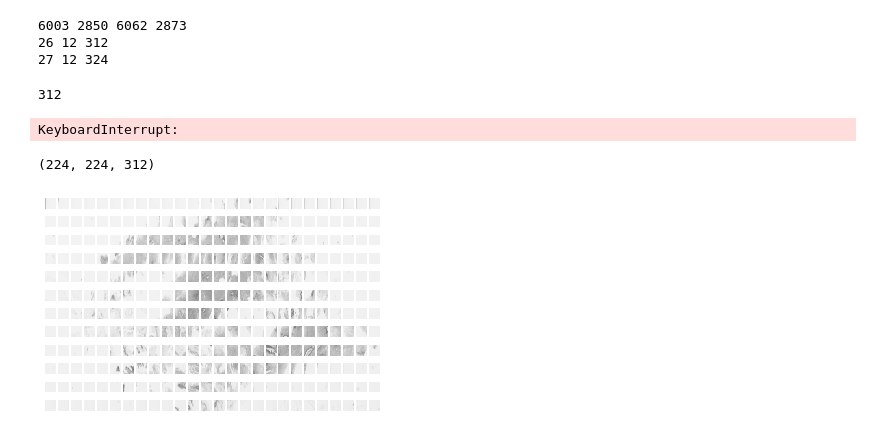
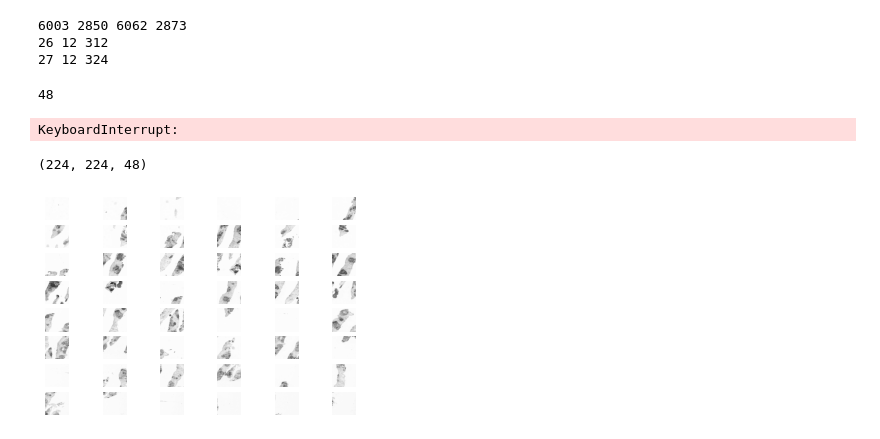
Before and after one commit to KZunT/Dacon, a Jupyter notebook: data_pre-processing.ipynb, the cells around one changed output. Drawn from its saved outputs; the diff is of its cells as text; code cells hidden in the pictures.

```diff
--- a/data_pre-processing.ipynb
+++ b/data_pre-processing.ipynb
@@ -125,17 +125,17 @@ def window_nd(a, window, steps = None):
     #print(aview.shape)
     return aview
 # %%
-k = 26 * 12
+k = 8 * 6
 k
 # %% [output]
-312
+48
 # %%
 #%%
 # path_p = 'train_imgs'
 # path_p = 'test_imgs'
 
-for path_p in ['C:\\Users\\sanda\\Desktop\\dacon\\train_imgs','C:\\Users\\sanda\\Desktop\\dacon\\test_imgs']:
-    save_path = path_p+'_wsi'
+for path_p in ['C:\\Users\\sanda\\Desktop\\dacon\\train_imgs_HnE','C:\\Users\\sanda\\Desktop\\dacon\\test_imgs_HnE']:
+    save_path = path_p+'_vector'
     #%%
     data_list = sorted(glob.glob(path_p+'/*.png'))
     dnum = len(data_list)
@@ -150,7 +150,7 @@ for path_p in ['C:\\Users\\sanda\\Desktop\\dacon\\train_imgs','C:\\Users\\sanda\
         file_name, _ = file_name_full.split('.')
         #print(file_name)
         #w, h  = patch_size*16,patch_size*8
-        w, h  = patch_size*26,patch_size*12 # 하이퍼 파라미터
+        w, h  = patch_size*8,patch_size*6 # 하이퍼 파라미터
         img = cv2.imread(data_info)
         img = cv2.resize(img, (w, h))
         img = cv2.cvtColor(img, cv2.COLOR_BGR2RGB)
@@ -178,43 +178,43 @@ for path_p in ['C:\\Users\\sanda\\Desktop\\dacon\\train_imgs','C:\\Users\\sanda\
             bw_i = bw_i>250
             bw_s.append(bw_i.sum())
         #%%
-#         sort_index = np.argsort(bw_s)
-#         sort_index = sort_index[::-1]
-#         # plt.plot(np.array(bw_s)[sort_index])
-#         img_t_new = img_t[:,:,sort_index]
-#         img_t_new = img_t_new[:,:,:k] # 하이퍼 파라미터
+        sort_index = np.argsort(bw_s)
+        sort_index = sort_index[::-1]
+        # plt.plot(np.array(bw_s)[sort_index])
+        img_t_new = img_t[:,:,sort_index]
+        img_t_new = img_t_new[:,:,:k] # 하이퍼 파라미터
 
-        #         sort_index = np.argsort(bw_s)
-#         sort_index = sort_index[::-1]
-#         # plt.plot(np.array(bw_s)[sort_index])
-#         img_t_new = img_t[:,:,sort_index]    # fixed
+        sort_index = np.argsort(bw_s)
+        sort_index = sort_index[::-1]
+        # plt.plot(np.array(bw_s)[sort_index])
+        img_t_new = img_t[:,:,sort_index]    # fixed
         img_t_new = img_t
-#         img_t_new = cv2.cvtColor(img_t_new,cv2.COLOR_GRAY2RGB)
-#         print(type(img_t_new))
-#        img_t_new = img_t_new[:,:,:k] # 하이퍼 파라미터
+        #img_t_new = cv2.cvtColor(img_t_new,cv2.COLOR_GRAY2RGB)
+        #print(type(img_t_new))
+        img_t_new = img_t_new[:,:,:k] # 하이퍼 파라미터
         # imshow(z_new)
 
         # imshow(z_new)
         os.makedirs(save_path, exist_ok=True)
         save_name = save_path+'/'+file_name+'.npy'
-        #np.save(save_name, img_t_new) # save .npy
+        np.save(save_name, img_t_new) # save .npy
 # %% [output]
 KeyboardInterrupt:
 # %%
-loaded_test_img = np.load('C:\\Users\\sanda\\Desktop\\dacon\\train_imgs_wsi\\BC_01_0214.npy')
+loaded_test_img = np.load('C:\\Users\\sanda\\Desktop\\dacon\\train_imgs_HnE_vector\\BC_01_0003.npy')
 
 print(loaded_test_img.shape)
 
 for i in range(k):
     #img = Image.fromarray(loaded_test_img[:,:,i])
     img = loaded_test_img[:,:,i]
     img = cv2.cvtColor(img, cv2.COLOR_BGR2RGB)
-    plt.subplot(12,26,i+1)
+    plt.subplot(8,6,i+1)
     plt.axis('off')
     plt.imshow(img)
 # %% [output]
-(224, 224, 312)
+(224, 224, 48)
-[figure, old version]
+[figure, new version]
 # %%
 # https://youtu.be/tNfcvgPKgyU
 
```
Also changed, not shown: parts of 7 cells of this notebook.
